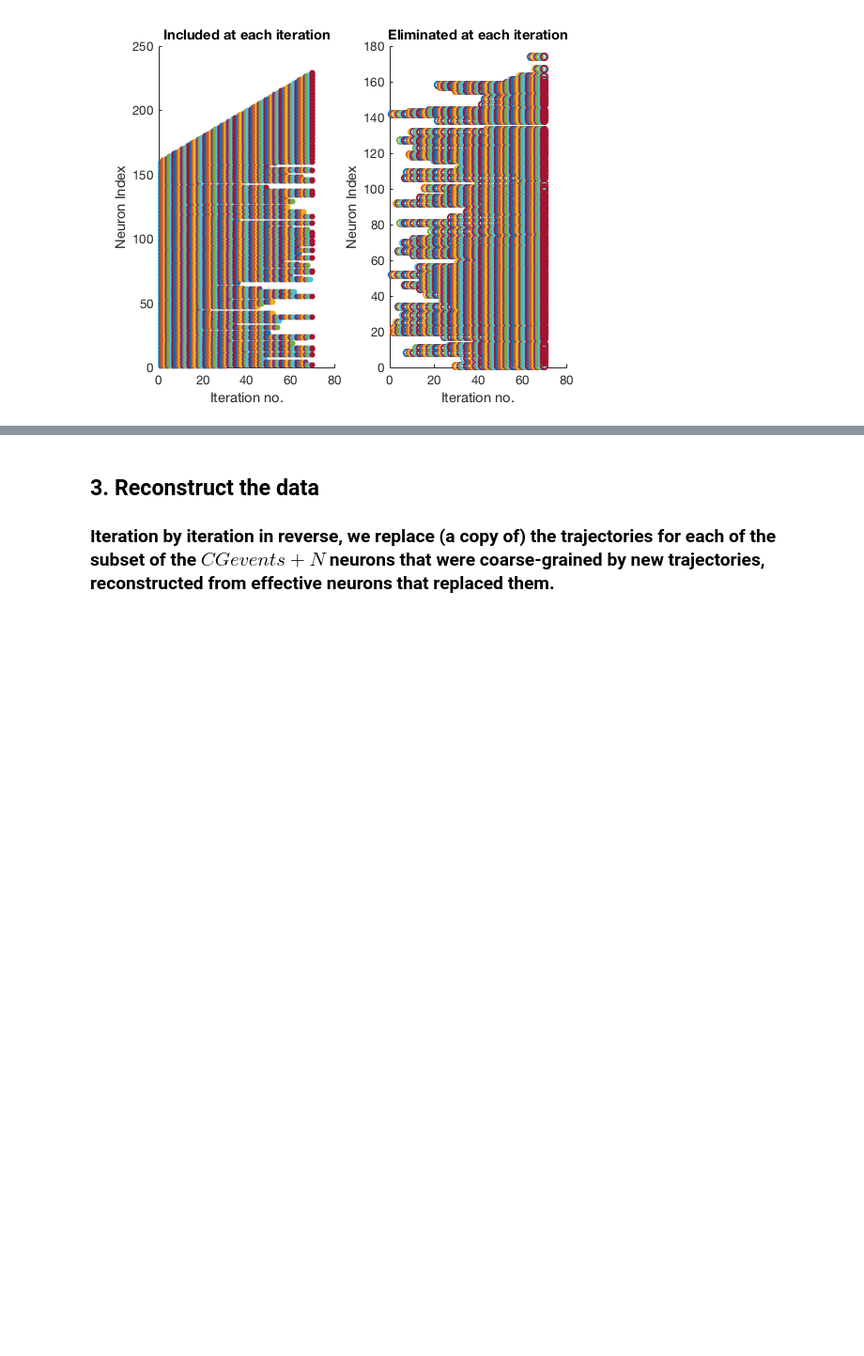
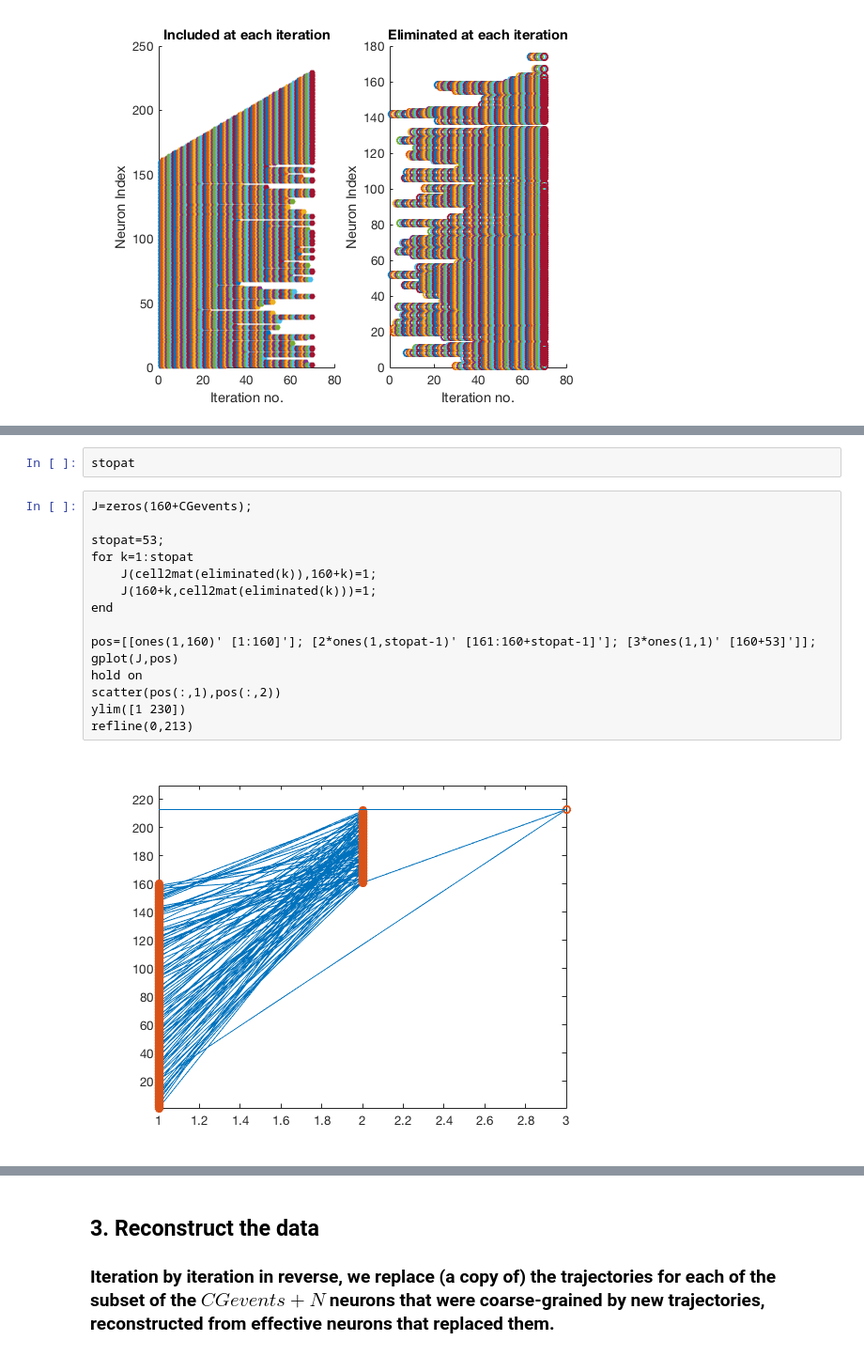
Before and after one commit to jlnatal/CGProj, a Jupyter notebook: CG_NB.ipynb, the cells around one changed output, grey strips where cells are left out. Shown at 94% size. Saved outputs shown, nothing was run; the diff lists cells and outputs as text; blank space fills up the shorter version.

```diff
--- a/CG_NB.ipynb
+++ b/CG_NB.ipynb
@@ -244,0 +338,19 @@ end
+# %%
+stopat
+# %%
+J=zeros(160+CGevents);
+
+stopat=53;
+for k=1:stopat
+    J(cell2mat(eliminated(k)),160+k)=1;
+    J(160+k,cell2mat(eliminated(k)))=1;
+end
+
+pos=[[ones(1,160)' [1:160]']; [2*ones(1,stopat-1)' [161:160+stopat-1]']; [3*ones(1,1)' [160+53]']];
+gplot(J,pos)
+hold on
+scatter(pos(:,1),pos(:,2))
+ylim([1 230])
+refline(0,213)
+# %% [output]
+[figure, added]
```
Also changed, not shown: parts of 18 cells of this notebook.
